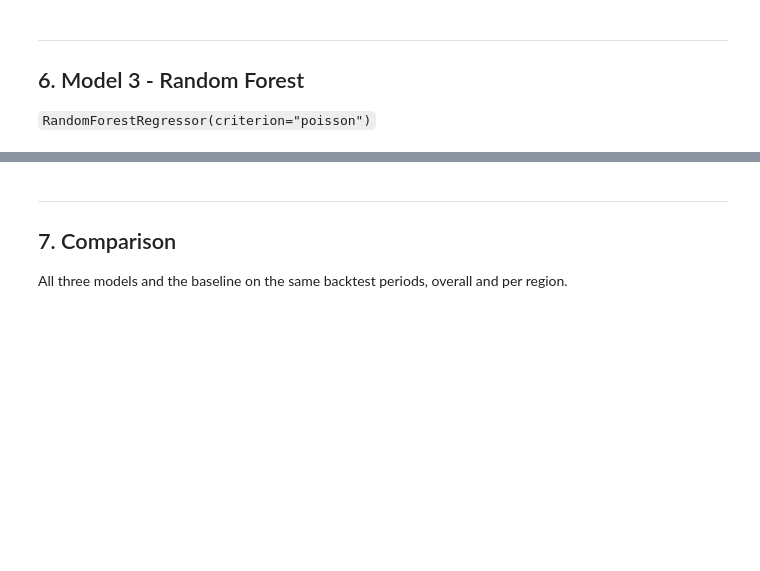
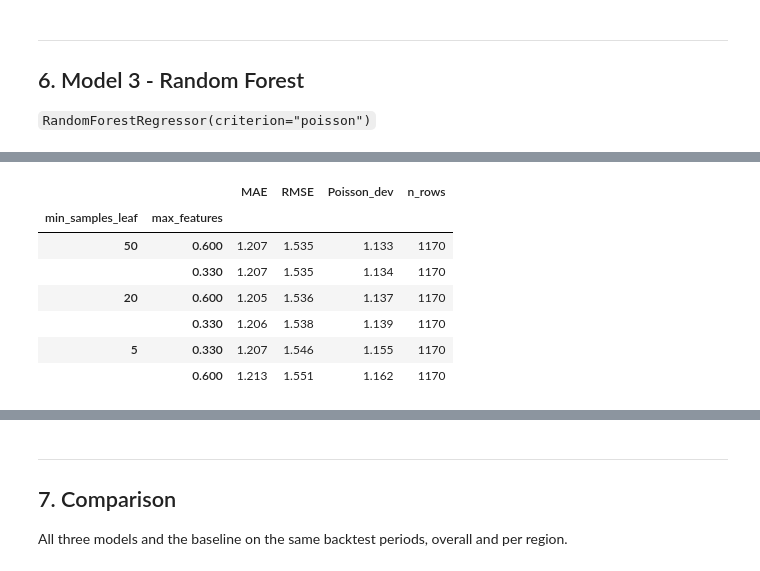
Before and after one commit to ivanya93/road_safety_machine_learning, a Jupyter notebook: notebooks/03_Modelling.ipynb, the cells around one changed output, grey strips where cells are left out. Cells and saved outputs as stored; diff of their text form; code cells hidden in the pictures; blank space fills up the shorter version.

```diff
--- a/notebooks/03_Modelling.ipynb
+++ b/notebooks/03_Modelling.ipynb
@@ -662,0 +675,38 @@ Best settings: max_depth = 2, n_estimators = 300
+# %%
+# 6.1. Tune the Random Forest on the validation quarters: leaf size x features per split
+def prepare_rf(X):
+    """Empty days_to/after_holiday = no holiday within 3 days -> coded as 4."""
+    return X.fillna({"days_to_holiday": 4, "days_after_holiday": 4})
+
+def make_rf(min_samples_leaf, max_features, n_estimators=200, target="count"):
+    def fit_predict(X_tr, y_tr, X_te):
+        m = RandomForestRegressor(n_estimators=n_estimators, criterion="poisson", min_samples_leaf=min_samples_leaf,
+                                  max_features=max_features, n_jobs=-1, random_state=42)
+        if target == "ratio":   # learn accidents relative to the region's level known at the cutoff
+            m.fit(prepare_rf(X_tr), y_tr / X_tr["hist_avg_365d"])
+            pred = m.predict(prepare_rf(X_te)) * X_te["hist_avg_365d"].to_numpy()
+        else:
+            m.fit(prepare_rf(X_tr), y_tr)
+            pred = m.predict(prepare_rf(X_te))
+        RF_FITS.append(m)
+        return pred
+    return fit_predict
+
+RF_GRID = [{"min_samples_leaf": l, "max_features": f} for l in [5, 20, 50] for f in [0.33, 0.6]]
+rf_runs = {}
+for params in RF_GRID:
+    RF_FITS = []
+    rf_runs[(params["min_samples_leaf"], params["max_features"])] = backtest(make_rf(**params), FEATURES)
+
+rf_tuning = score_table(rf_runs).droplevel(1)
+rf_tuning.index = pd.MultiIndex.from_tuples(rf_tuning.index, names=["min_samples_leaf", "max_features"])
+rf_tuning.sort_values("Poisson_dev")
+# %% [output]
+|  |  | MAE | RMSE | Poisson_dev | n_rows |
+| min_samples_leaf | max_features |  |  |  |  |
+| 50 | 0.600 | 1.207 | 1.535 | 1.133 | 1170 |
+|  | 0.330 | 1.207 | 1.535 | 1.134 | 1170 |
+| 20 | 0.600 | 1.205 | 1.536 | 1.137 | 1170 |
+|  | 0.330 | 1.206 | 1.538 | 1.139 | 1170 |
+| 5 | 0.330 | 1.207 | 1.546 | 1.155 | 1170 |
+|  | 0.600 | 1.213 | 1.551 | 1.162 | 1170 |
```
Also changed, not shown: parts of 16 cells of this notebook.
